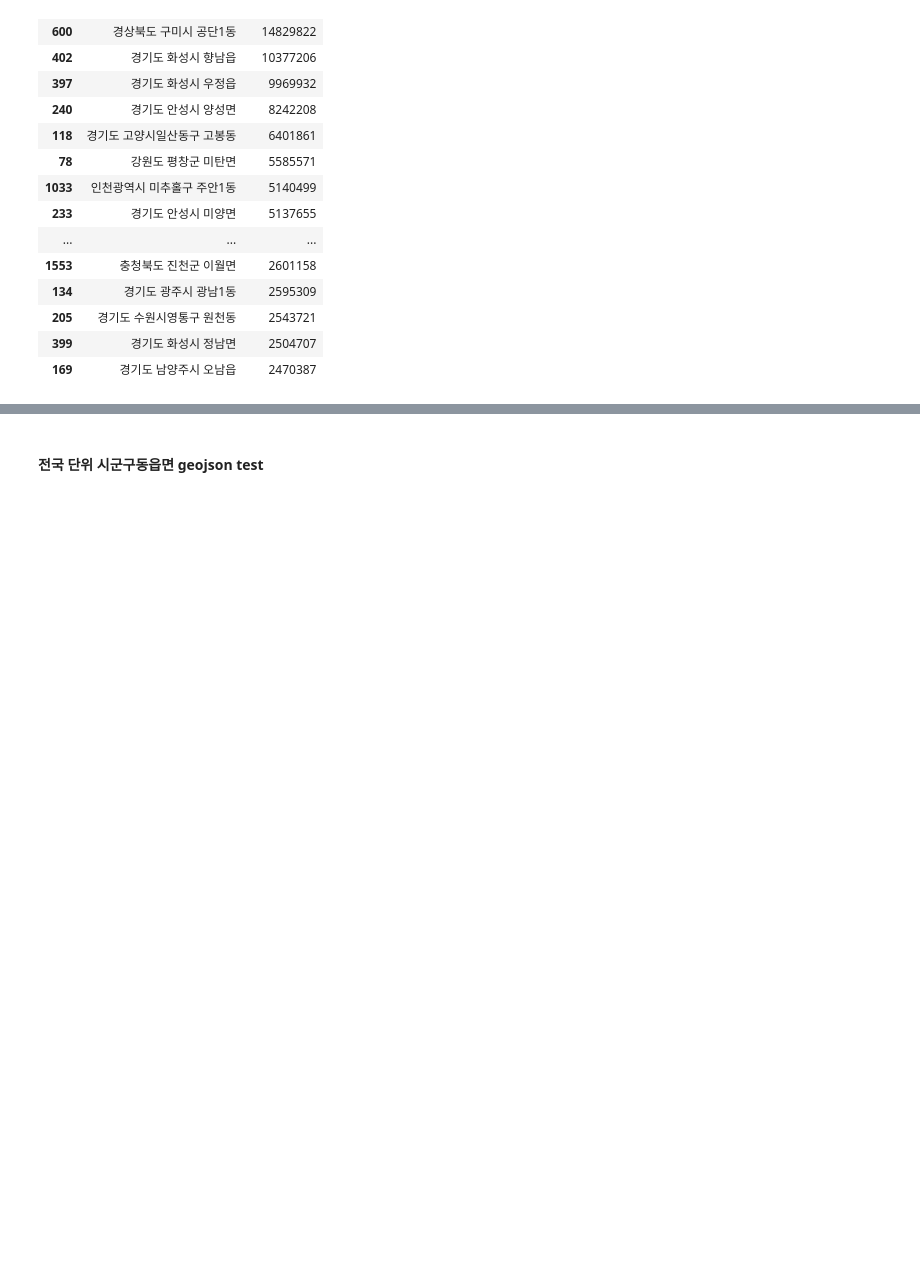
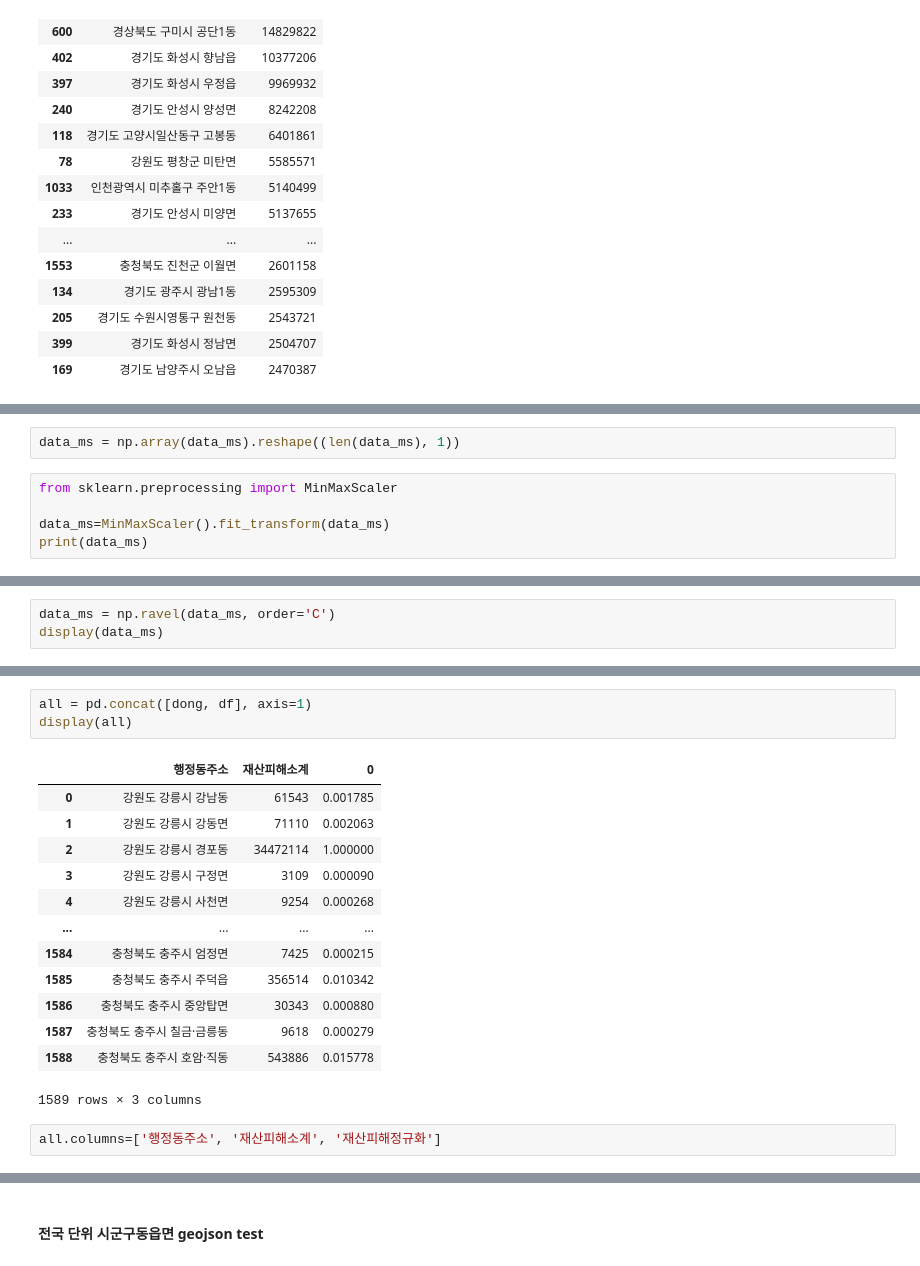
Before and after one commit to JuheePak/Convergence_project, a Jupyter notebook: src/fire_map.ipynb, the cells around one changed output, grey strips where cells are left out. Cells and saved outputs as stored; diff of their text form; blank space fills up the shorter version.

```diff
--- a/src/fire_map.ipynb
+++ b/src/fire_map.ipynb
@@ -303,0 +322,7 @@ display(dong.sort_values(by=['재산피해소계'], ascending=False).head(30))
+# %%
+data_ms = np.array(data_ms).reshape((len(data_ms), 1))
+# %%
+from sklearn.preprocessing import MinMaxScaler
+
+data_ms=MinMaxScaler().fit_transform(data_ms)
+print(data_ms)
@@ -303,0 +337,3 @@ display(dong.sort_values(by=['재산피해소계'], ascending=False).head(30))
+# %%
+data_ms = np.ravel(data_ms, order='C')
+display(data_ms)
@@ -304 +360,20 @@ display(dong.sort_values(by=['재산피해소계'], ascending=False).head(30))
+# %%
+all = pd.concat([dong, df], axis=1)
+display(all)
+# %% [output]
+|  | 행정동주소 | 재산피해소계 | 0 |
+| 0 | 강원도 강릉시 강남동 | 61543 | 0.001785 |
+| 1 | 강원도 강릉시 강동면 | 71110 | 0.002063 |
+| 2 | 강원도 강릉시 경포동 | 34472114 | 1.000000 |
+| 3 | 강원도 강릉시 구정면 | 3109 | 0.000090 |
+| 4 | 강원도 강릉시 사천면 | 9254 | 0.000268 |
+| ... | ... | ... | ... |
+| 1584 | 충청북도 충주시 엄정면 | 7425 | 0.000215 |
+| 1585 | 충청북도 충주시 주덕읍 | 356514 | 0.010342 |
+| 1586 | 충청북도 충주시 중앙탑면 | 30343 | 0.000880 |
+| 1587 | 충청북도 충주시 칠금·금릉동 | 9618 | 0.000279 |
+| 1588 | 충청북도 충주시 호암·직동 | 543886 | 0.015778 |
+1589 rows × 3 columns
+# %%
+all.columns=['행정동주소', '재산피해소계', '재산피해정규화']
 # %%
```
Also changed, not shown: parts of 11 cells of this notebook, 1 other file.
